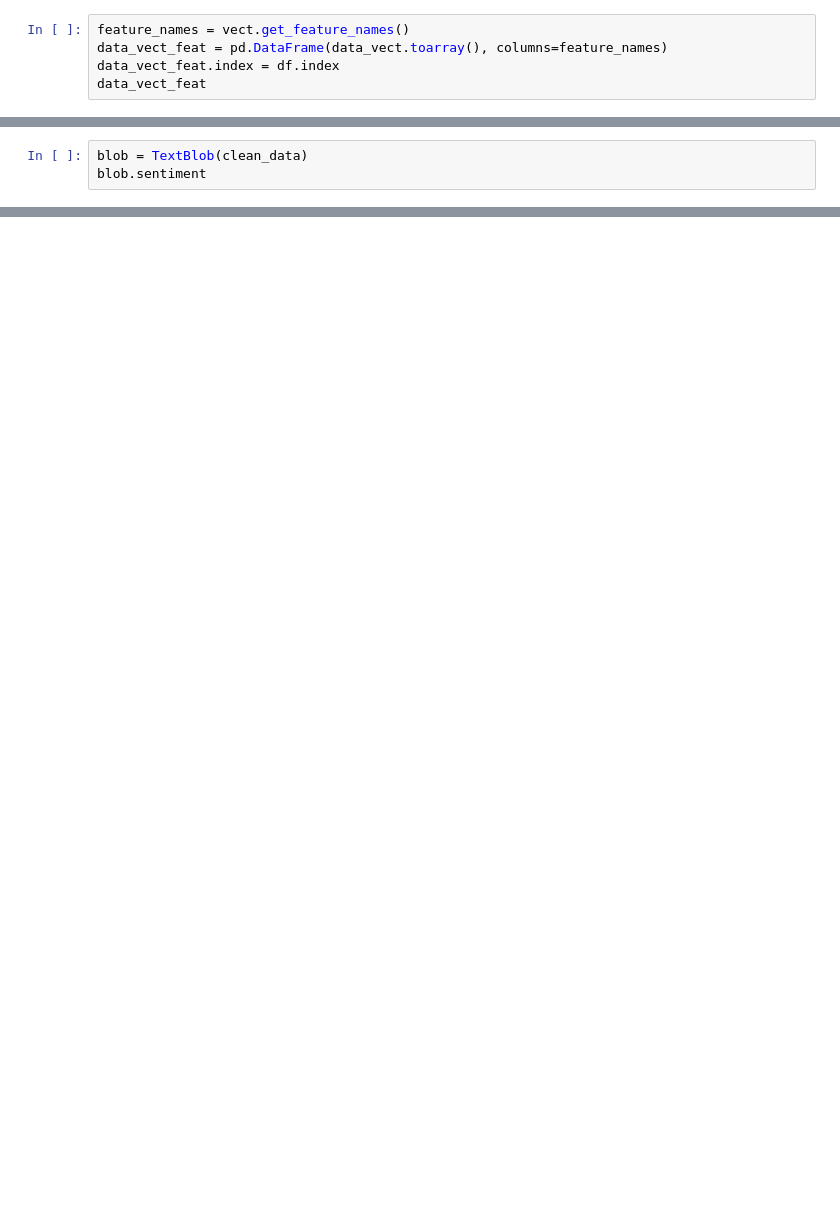
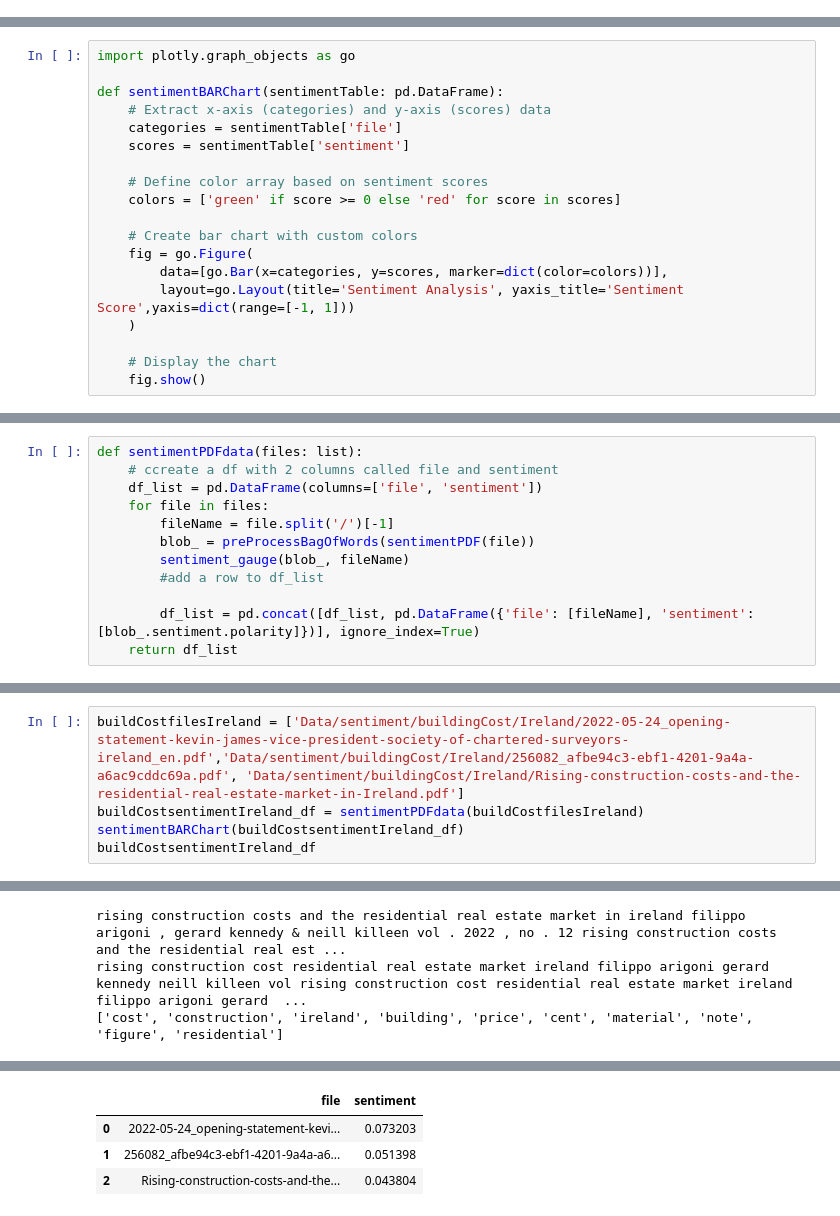
Before and after one commit to sbs23100/MScDataAnalyticsCA2, a Jupyter notebook: notebook9676e7bc55.ipynb, the cells around one changed output, grey strips where cells are left out. Drawn from its saved outputs; the diff is of its cells as text; blank space fills up the shorter version.

Commit message:
added sentiment analysis

```diff
--- a/notebook9676e7bc55.ipynb
+++ b/notebook9676e7bc55.ipynb
@@ -189,5 +0,0 @@ Applt the document-term matrix which is a mathematical matrix which decribes the
-# %%
-feature_names = vect.get_feature_names()
-data_vect_feat = pd.DataFrame(data_vect.toarray(), columns=feature_names)
-data_vect_feat.index = df.index
-data_vect_feat
@@ -293,3 +0,0 @@ Lets decide  which model we should use, between **TextBlob** and **VADER** for a
-# %%
-blob = TextBlob(clean_data)
-blob.sentiment
@@ -318,0 +159,19 @@ fig.show()
+# %%
+import plotly.graph_objects as go
+
+def sentimentBARChart(sentimentTable: pd.DataFrame):
+    # Extract x-axis (categories) and y-axis (scores) data
+    categories = sentimentTable['file']
+    scores = sentimentTable['sentiment']
+
+    # Define color array based on sentiment scores
+    colors = ['green' if score >= 0 else 'red' for score in scores]
+
+    # Create bar chart with custom colors
+    fig = go.Figure(
+        data=[go.Bar(x=categories, y=scores, marker=dict(color=colors))],
+        layout=go.Layout(title='Sentiment Analysis', yaxis_title='Sentiment Score',yaxis=dict(range=[-1, 1]))
+    )
+
+    # Display the chart
+    fig.show()
@@ -318,0 +213,12 @@ fig.show()
+# %%
+def sentimentPDFdata(files: list):
+    # ccreate a df with 2 columns called file and sentiment
+    df_list = pd.DataFrame(columns=['file', 'sentiment'])
+    for file in files:
+        fileName = file.split('/')[-1]
+        blob_ = preProcessBagOfWords(sentimentPDF(file))
+        sentiment_gauge(blob_, fileName)
+        #add a row to df_list
+
+        df_list = pd.concat([df_list, pd.DataFrame({'file': [fileName], 'sentiment': [blob_.sentiment.polarity]})], ignore_index=True)
+    return df_list
@@ -318,0 +236,6 @@ fig.show()
+# %%
+buildCostfilesIreland = ['Data/sentiment/buildingCost/Ireland/2022-05-24_opening-statement-kevin-james-vice-president-society-of-chartered-surveyors-ireland_en.pdf','Data/sentiment/buildingCost/Ireland/256082_afbe94c3-ebf1-4201-9a4a-a6ac9cddc69a.pdf', 'Data/sentiment/buildingCost/Ireland/Rising-construction-costs-and-the-residential-real-estate-market-in-Ireland.pdf']
+buildCostsentimentIreland_df = sentimentPDFdata(buildCostfilesIreland)
+sentimentBARChart(buildCostsentimentIreland_df)
+buildCostsentimentIreland_df
+# %% [output]
@@ -318,0 +250,3 @@ fig.show()
+rising construction costs and the residential real estate market in ireland filippo arigoni , gerard kennedy & neill killeen vol . 2022 , no . 12 rising construction costs and the residential real est ...
+rising construction cost residential real estate market ireland filippo arigoni gerard kennedy neill killeen vol rising construction cost residential real estate market ireland filippo arigoni gerard  ...
+['cost', 'construction', 'ireland', 'building', 'price', 'cent', 'material', 'note', 'figure', 'residential']
@@ -318,0 +255,4 @@ fig.show()
+|  | file | sentiment |
+| 0 | 2022-05-24_opening-statement-kevi... | 0.073203 |
+| 1 | 256082_afbe94c3-ebf1-4201-9a4a-a6... | 0.051398 |
+| 2 | Rising-construction-costs-and-the... | 0.043804 |
```
Also changed, not shown: parts of 63 cells of this notebook, 15 other files.
